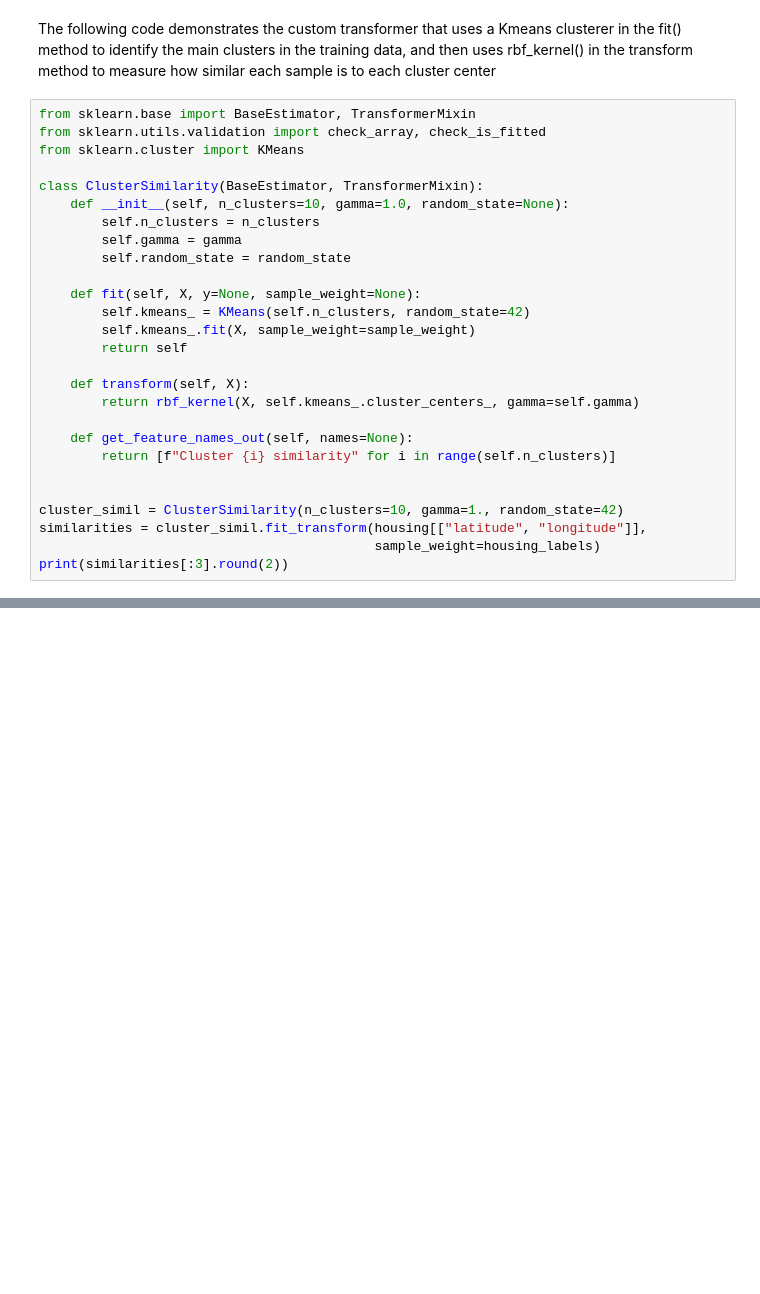
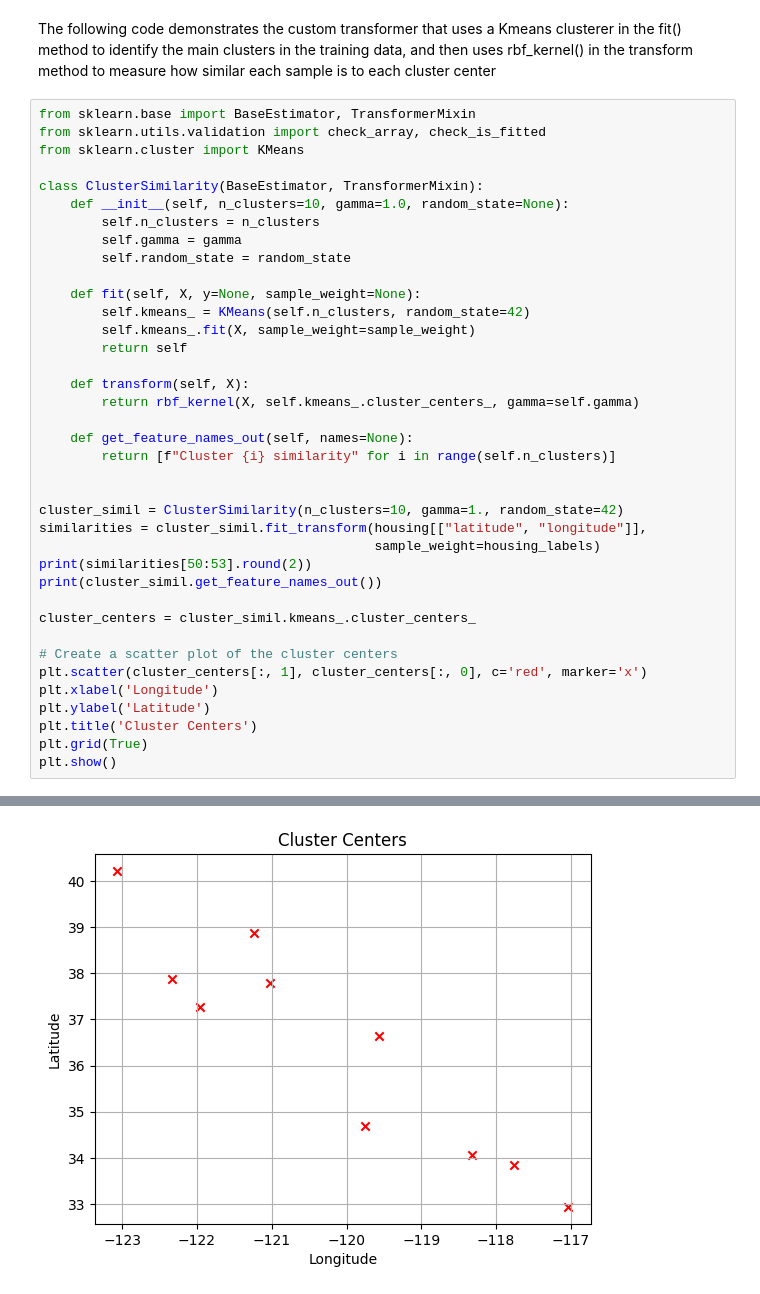
Before and after one commit to danifeerrer/CaliHousing, a Jupyter notebook: CaliforniaHousing.ipynb, the cells around one changed output, grey strips where cells are left out. Saved outputs shown, nothing was run; the diff lists cells and outputs as text; blank space fills up the shorter version.

```diff
--- a/CaliforniaHousing.ipynb
+++ b/CaliforniaHousing.ipynb
@@ -265,5 +265,16 @@ class ClusterSimilarity(BaseEstimator, TransformerMixin):
 cluster_simil = ClusterSimilarity(n_clusters=10, gamma=1., random_state=42)
 similarities = cluster_simil.fit_transform(housing[["latitude", "longitude"]],
                                            sample_weight=housing_labels)
-print(similarities[:3].round(2))
+print(similarities[50:53].round(2))
+print(cluster_simil.get_feature_names_out())
+
+cluster_centers = cluster_simil.kmeans_.cluster_centers_
+
+# Create a scatter plot of the cluster centers
+plt.scatter(cluster_centers[:, 1], cluster_centers[:, 0], c='red', marker='x')
+plt.xlabel('Longitude')
+plt.ylabel('Latitude')
+plt.title('Cluster Centers')
+plt.grid(True)
+plt.show()
 # %% [output]
@@ -272,0 +285 @@ print(similarities[:3].round(2))
+[figure, added]
```
Also changed, not shown: parts of 7 cells of this notebook.
